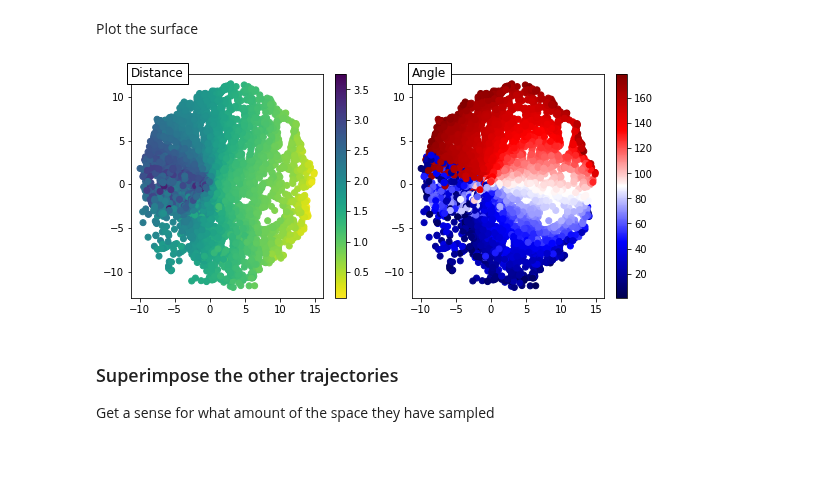
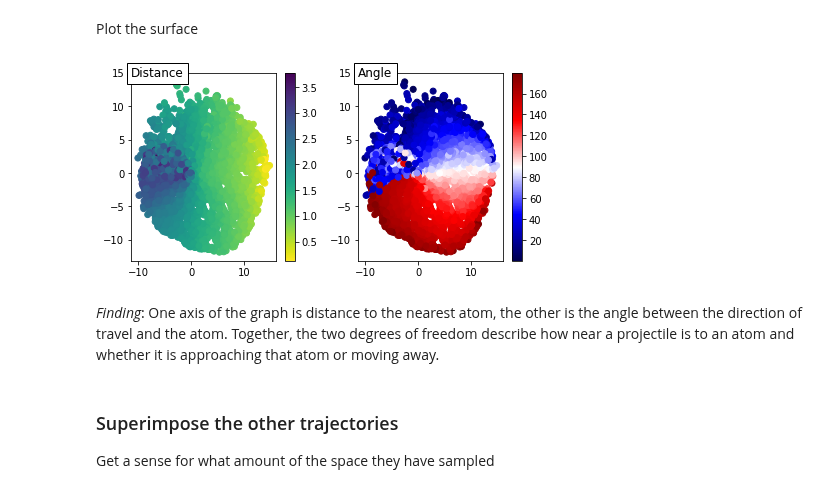
Before and after one commit to globus-labs/stopping-power-ml, a Jupyter notebook: single-velocity/manifold/0_explore_sampling.ipynb, the cells around one changed output. Drawn from its saved outputs; the diff is of its cells as text; code cells hidden in the pictures; blank space fills up the shorter version.

```diff
--- a/single-velocity/manifold/0_explore_sampling.ipynb
+++ b/single-velocity/manifold/0_explore_sampling.ipynb
@@ -47,6 +51,12 @@ positions = np.dot(simulation_cell.cell, positions.T).T
 # %%
-velocities = np.random.uniform(-1, 1, size=(random_sample, 3))
-velocities /= np.linalg.norm(velocities, axis=1)[:, None]
+u = np.random.uniform(-1, 1, size=(random_sample, 1))
+v = np.random.uniform(0, 2 * np.pi, size=(random_sample, 1))
+# %%
+velocities = np.hstack((
+    np.sqrt(1 - u ** 2) * np.cos(v),
+    np.sqrt(1 - u ** 2) * np.sin(v),
+    u
+))
 # %% [markdown]
 Compute the features
 # %%
@@ -156,18 +166,20 @@ Plot the surface
 # %%
 fig, axs = plt.subplots(1, 2)
 
 for ax,cl,la,cp in zip(axs, [r, a], ['Distance', 'Angle'], ['viridis_r', 'seismic']):
     cmap_data = ax.scatter(all_proj[:, 0], all_proj[:, 1], c=np.array(cl), cmap=cp)
     ax.text(0, 1, la, va='center',
             transform=ax.transAxes, fontsize=12,
             bbox={'facecolor': 'w', 'edgecolor': 'k'})
     fig.colorbar(cmap_data, ax=ax)
 
-fig.set_size_inches(8, 3.7)
+fig.set_size_inches(6.5, 3.2)
 fig.tight_layout()
 fig.savefig(os.path.join('figures', 'manifold-plot-analyzed.png'), dpi=320)
 # %% [output]
-[figure, old version]
+[figure, new version]
+# %% [markdown]
+*Finding*: One axis of the graph is distance to the nearest atom, the other is the angle between the direction of travel and the atom. Together, the two degrees of freedom describe how near a projectile is to an atom and whether it is approaching that atom or moving away.
 # %% [markdown]
 ### Superimpose the other trajectories
 Get a sense for what amount of the space they have sampled
```
Also changed, not shown: parts of 13 cells of this notebook, 4 other files.
